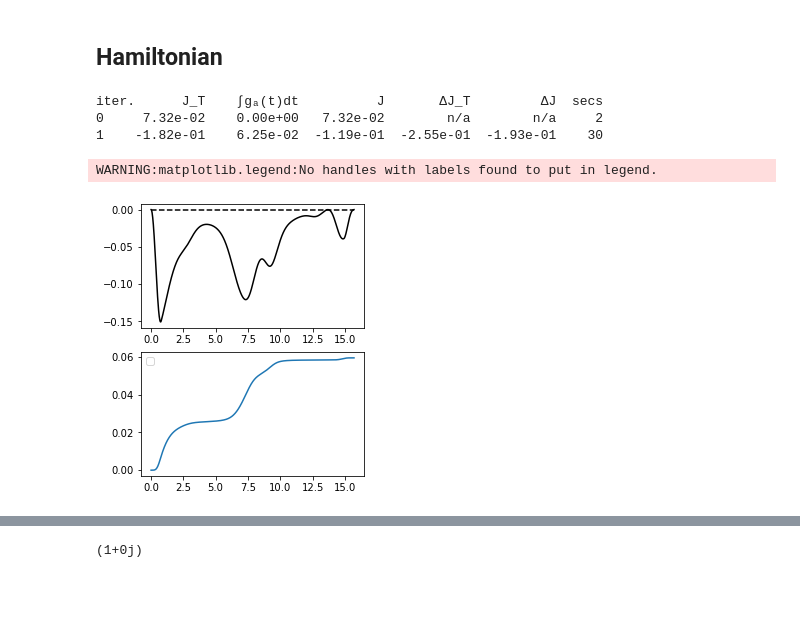
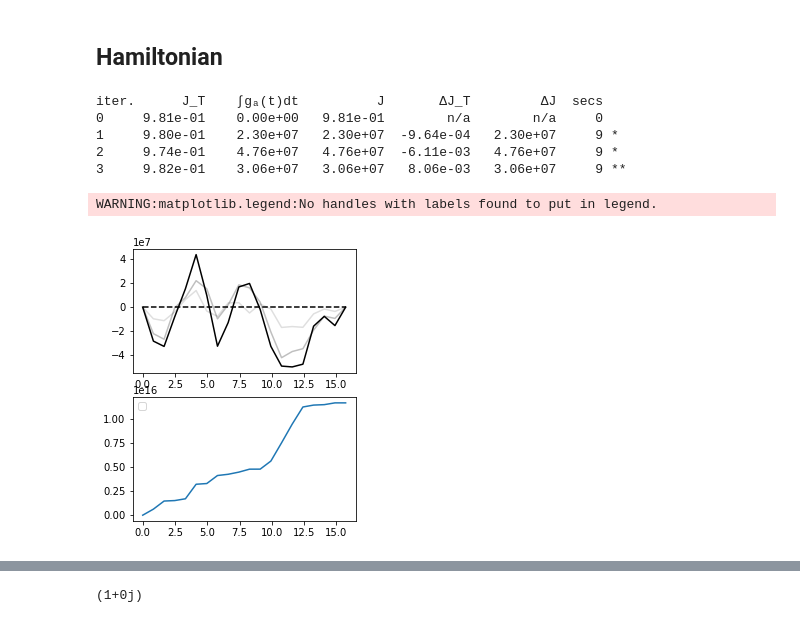
Before and after one commit to gsuarezr/krotov, a Jupyter notebook: Non_dissipative,_Time=pi_g,_g=0_2_omega.ipynb, the cells around one changed output, grey strips where cells are left out. Saved outputs shown, nothing was run; the diff lists cells and outputs as text; code cells hidden in the pictures; blank space fills up the shorter version.

```diff
--- a/Non_dissipative,_Time=pi_g,_g=0_2_omega.ipynb
+++ b/Non_dissipative,_Time=pi_g,_g=0_2_omega.ipynb
@@ -65,11 +65,11 @@ proj2 = qutip.ket2dm(qutip.tensor(qutip.ket("1"),qutip.ket("0")))
 proj3 = qutip.ket2dm(qutip.tensor(qutip.ket("1"),qutip.ket("1")))
 omega=1
 g=0.2*omega
-ampl0=0.0000001
+ampl0=0.00000001
 #T=8
 #ampl0=1
 T=math.pi/g
-nt=1000
+nt=20
 tlist = np.linspace(0,T, nt)
 def hamiltonian(omega, ampl0, g):
       """Two-level-system Hamiltonian
@@ -154,36 +154,38 @@ def plot_iterations(opt_result):
 
 
 
 
 H = hamiltonian(omega,ampl0,g)
 pulse_options = {
-    H[1][1]: dict(lambda_a=1, update_shape=S),
+    H[1][1]: dict(lambda_a=1e-8, update_shape=S),
 }
 objectives = [
     krotov.Objective(
-        initial_state=qutip.Qobj(np.array([1,0,0,0,0,1,0,0,0,0,0,0,1/2,0,1/2])), target=qutip.Qobj(qutip.Qobj(np.array([1,0,0,0,0,1/2,0,0,0,1/2,0,0,1/2,0,1/2]))), H=H
+        initial_state=qutip.Qobj(np.array([1,0,0,0,0,1/2,0,0,0,1/2,0,0,1/2,0,1/2])), target=qutip.Qobj(qutip.Qobj(np.array([1,0,0,2*np.sqrt(2),0,1/2,0,0,0,1/2,0,0,1/2,0,1/2]))), H=H
       )
   ]
 
 opt_result = krotov.optimize_pulses(
   objectives,
   pulse_options=pulse_options,
   tlist=tlist,
   propagator=krotov.propagators.expm,
   chi_constructor=krotov.functionals.chis_ss,
   info_hook=krotov.info_hooks.print_table(J_T=krotov.functionals.J_T_ss),
   check_convergence=krotov.convergence.Or(
-      krotov.convergence.value_below('5e-3', name='J_T'),
+      krotov.convergence.value_below('5e-5', name='J_T'),
       krotov.convergence.check_monotonic_error,
 
   ),
     store_all_pulses=True,
     overlap=inte.overlap2,norm='gaussiano'
 )
 plot_iterations(opt_result)
 # %% [output]
 iter.      J_T    ∫gₐ(t)dt          J       ΔJ_T         ΔJ  secs
-0     7.32e-02    0.00e+00   7.32e-02        n/a        n/a     2
-1    -1.82e-01    6.25e-02  -1.19e-01  -2.55e-01  -1.93e-01    30
+0     9.81e-01    0.00e+00   9.81e-01        n/a        n/a     0
+1     9.80e-01    2.30e+07   2.30e+07  -9.64e-04   2.30e+07     9 *
+2     9.74e-01    4.76e+07   4.76e+07  -6.11e-03   4.76e+07     9 *
+3     9.82e-01    3.06e+07   3.06e+07   8.06e-03   3.06e+07     9 **
 WARNING:matplotlib.legend:No handles with labels found to put in legend.
-[figure, old version]
+[figure, new version]
```
Also changed, not shown: parts of 3 cells of this notebook, 3 other files.
